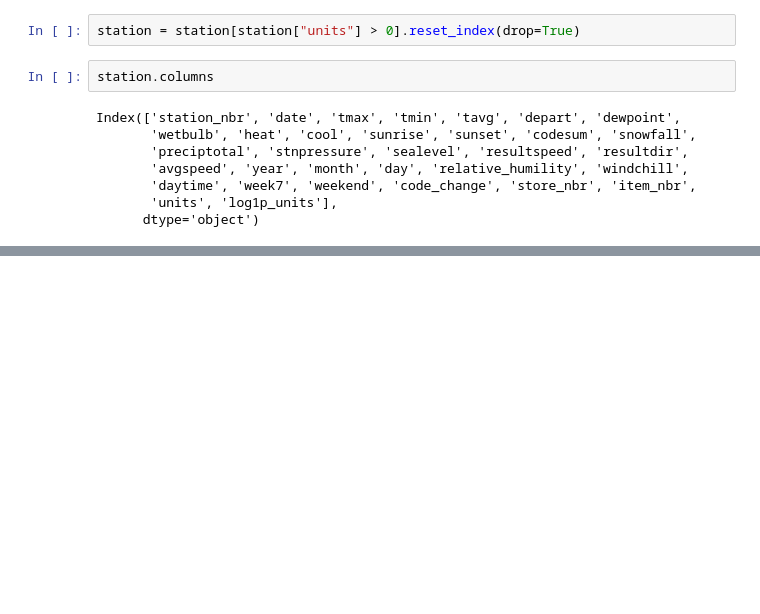
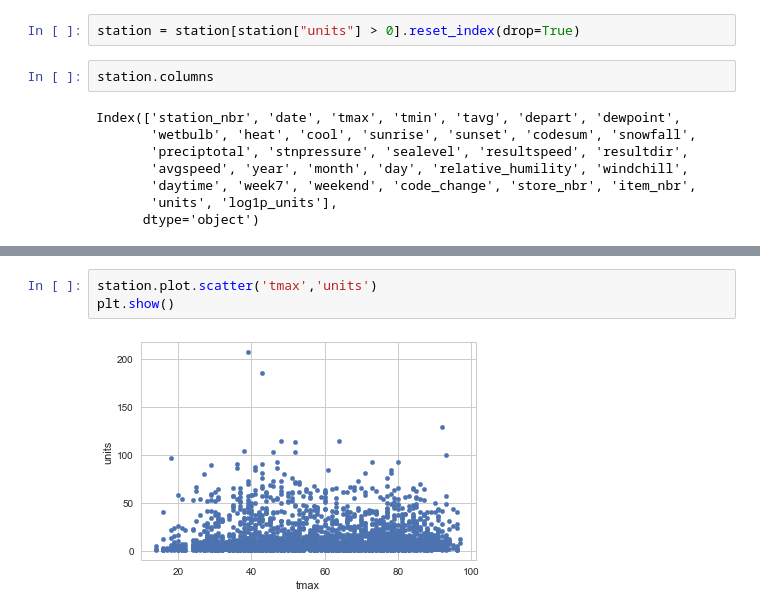
Before and after one commit to Junhojuno/Walmart-sales-in-stormy-weather, a Jupyter notebook: weather2_code/station1.ipynb, the cells around one changed output, grey strips where cells are left out. Saved outputs shown, nothing was run; the diff lists cells and outputs as text; blank space fills up the shorter version.

```diff
--- a/weather2_code/station1.ipynb
+++ b/weather2_code/station1.ipynb
@@ -150,0 +133,5 @@ IndexError: tuple index out of range
+# %%
+station.plot.scatter('tmax','units')
+plt.show()
+# %% [output]
+[figure, added]
```
Also changed, not shown: parts of 16 cells of this notebook.
